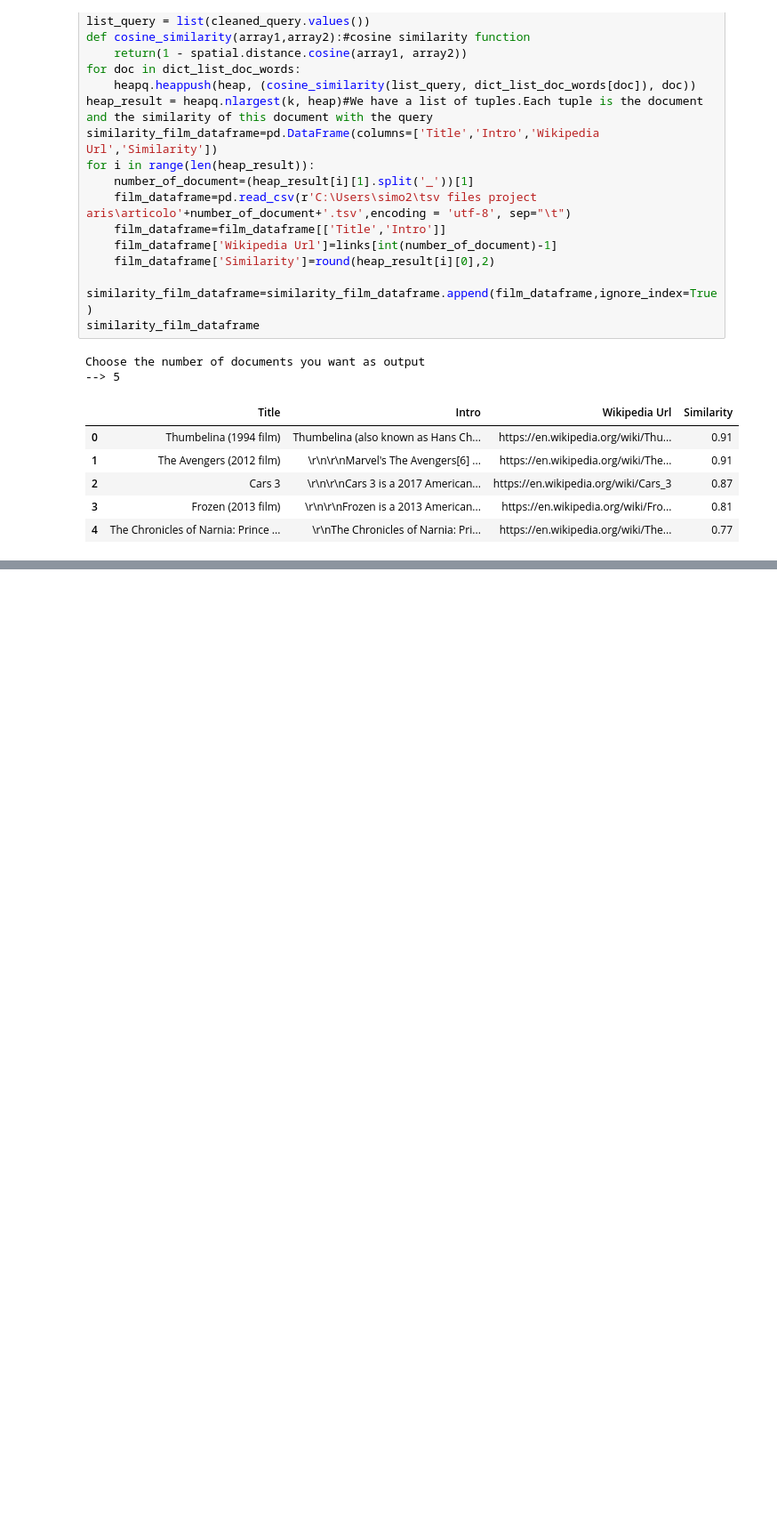
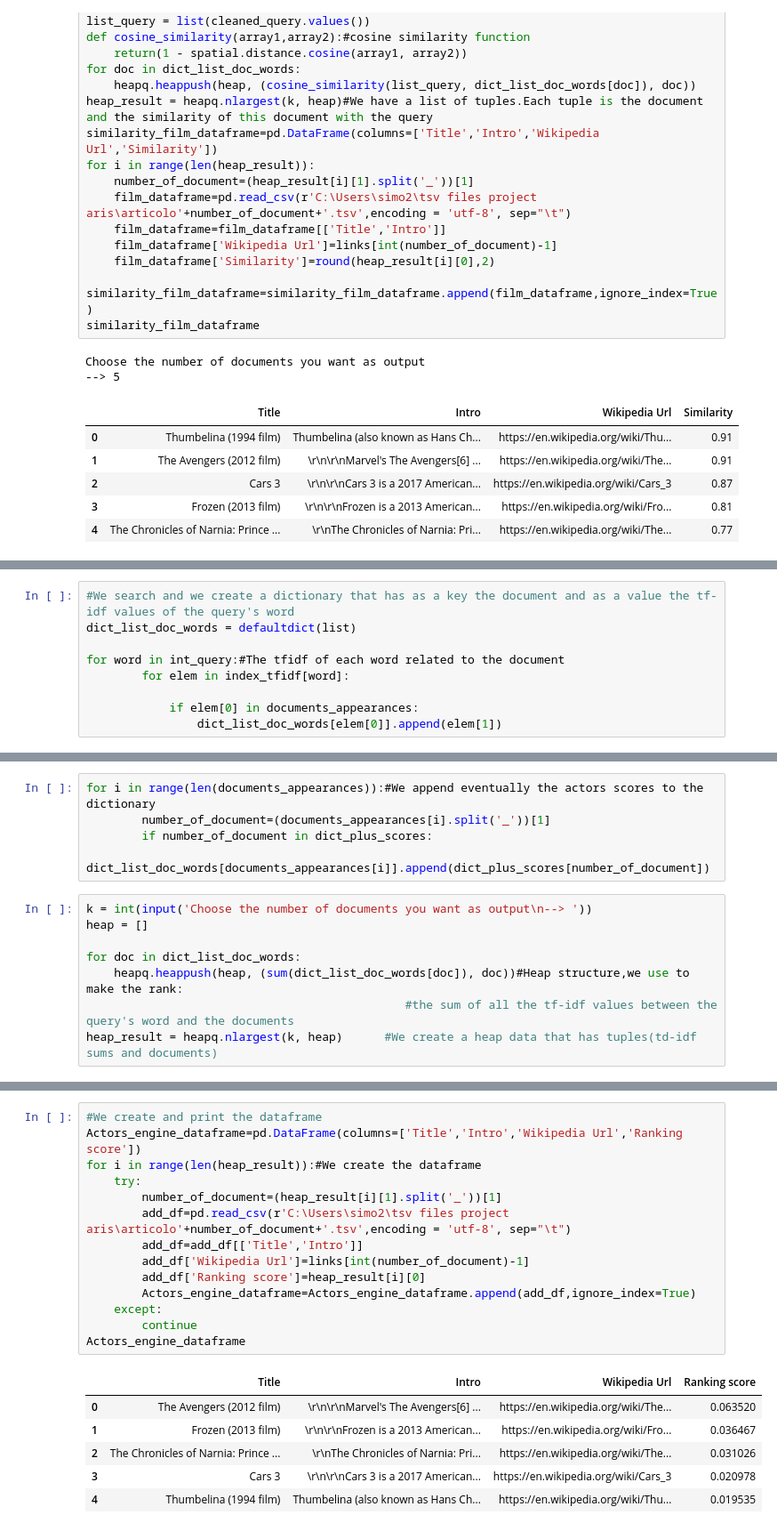
Before and after one commit to SimoneMarretta/ADM-HW3, a Jupyter notebook: main.ipynb, the cells around one changed output, grey strips where cells are left out. Shown: that part at 89% size. Drawn from its saved outputs; the diff is of its cells as text; blank space fills up the shorter version.

```diff
--- a/main.ipynb
+++ b/main.ipynb
@@ -375,0 +422,9 @@ Choose the number of documents you want as output
+# %%
+#We search and we create a dictionary that has as a key the document and as a value the tf-idf values of the query's word
+dict_list_doc_words = defaultdict(list)
+
+for word in int_query:#The tfidf of each word related to the document
+        for elem in index_tfidf[word]:
+
+            if elem[0] in documents_appearances:
+                dict_list_doc_words[elem[0]].append(elem[1])
@@ -375,0 +450,13 @@ Choose the number of documents you want as output
+# %%
+for i in range(len(documents_appearances)):#We append eventually the actors scores to the dictionary
+        number_of_document=(documents_appearances[i].split('_'))[1]
+        if number_of_document in dict_plus_scores:
+            dict_list_doc_words[documents_appearances[i]].append(dict_plus_scores[number_of_document])
+# %%
+k = int(input('Choose the number of documents you want as output\n--> '))
+heap = []
+
+for doc in dict_list_doc_words:
+    heapq.heappush(heap, (sum(dict_list_doc_words[doc]), doc))#Heap structure,we use to make the rank:
+                                              #the sum of all the tf-idf values between the query's word and the documents
+heap_result = heapq.nlargest(k, heap)      #We create a heap data that has tuples(td-idf sums and documents)
@@ -375,0 +474,21 @@ Choose the number of documents you want as output
+# %%
+#We create and print the dataframe
+Actors_engine_dataframe=pd.DataFrame(columns=['Title','Intro','Wikipedia Url','Ranking score'])
+for i in range(len(heap_result)):#We create the dataframe
+    try:
+        number_of_document=(heap_result[i][1].split('_'))[1]
+        add_df=pd.read_csv(r'C:\Users\simo2\tsv files project aris\articolo'+number_of_document+'.tsv',encoding = 'utf-8', sep="\t")
+        add_df=add_df[['Title','Intro']]
+        add_df['Wikipedia Url']=links[int(number_of_document)-1]
+        add_df['Ranking score']=heap_result[i][0]
+        Actors_engine_dataframe=Actors_engine_dataframe.append(add_df,ignore_index=True)
+    except:
+        continue
+Actors_engine_dataframe
+# %% [output]
+|  | Title | Intro | Wikipedia Url | Ranking score |
+| 0 | The Avengers (2012 film) | \r\n\r\nMarvel's The Avengers[6] ... | https://en.wikipedia.org/wiki/The... | 0.063520 |
+| 1 | Frozen (2013 film) | \r\n\r\nFrozen is a 2013 American... | https://en.wikipedia.org/wiki/Fro... | 0.036467 |
+| 2 | The Chronicles of Narnia: Prince ... | \r\nThe Chronicles of Narnia: Pri... | https://en.wikipedia.org/wiki/The... | 0.031026 |
+| 3 | Cars 3 | \r\n\r\nCars 3 is a 2017 American... | https://en.wikipedia.org/wiki/Cars_3 | 0.020978 |
+| 4 | Thumbelina (1994 film) | Thumbelina (also known as Hans Ch... | https://en.wikipedia.org/wiki/Thu... | 0.019535 |
```
Also changed, not shown: parts of 12 cells of this notebook, 1 other file.
